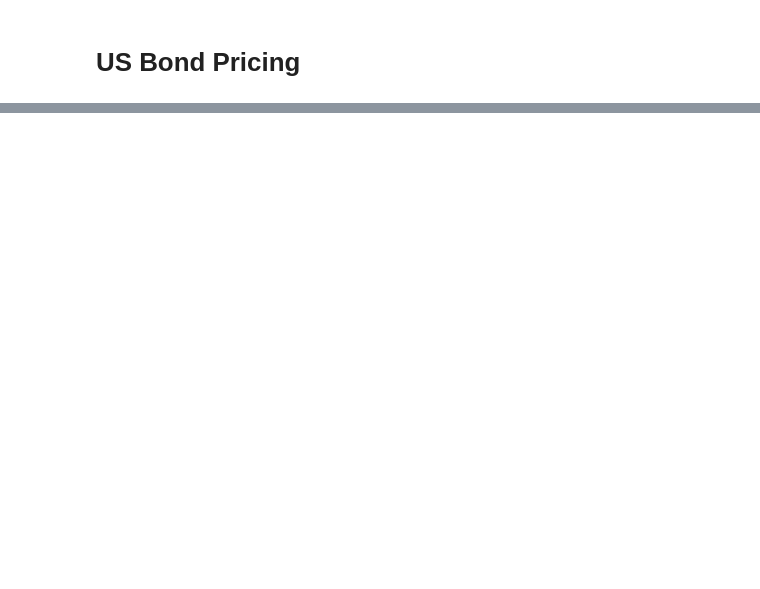
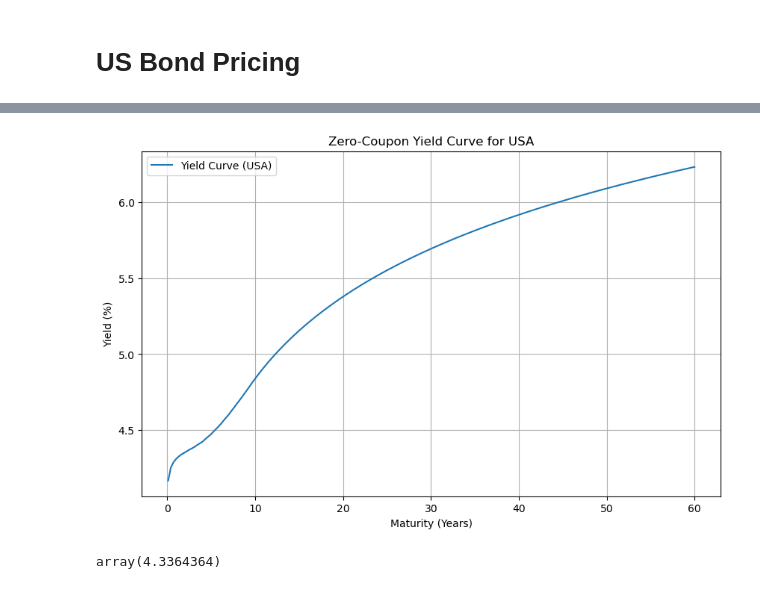
Before and after one commit to usenameFD/Asset-management, a Jupyter notebook: pricer.ipynb, the cells around one changed output, grey strips where cells are left out. Cells and saved outputs as stored; diff of their text form; code cells hidden in the pictures; blank space fills up the shorter version.

```diff
--- a/pricer.ipynb
+++ b/pricer.ipynb
@@ -136,0 +252,9 @@ bond.NS_yield_curve_plot()
+# %%
+yields.get_country('usa')
+yields.yield_curve_plot()
+# %% [output]
+[figure, added]
+# %%
+yields.riskFree_rate(1.5)
+# %% [output]
+array(4.3364364)
```
Also changed, not shown: parts of 25 cells of this notebook, 16 other files.
